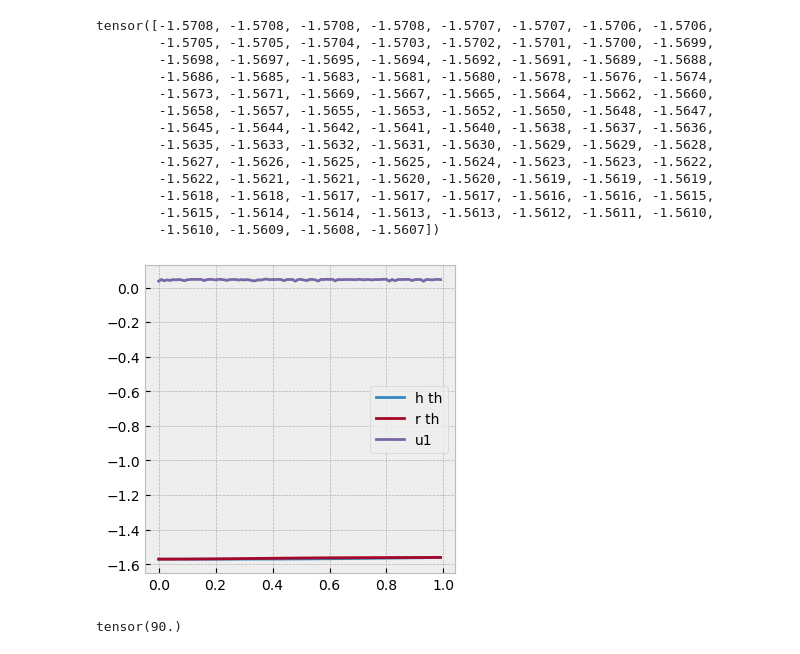
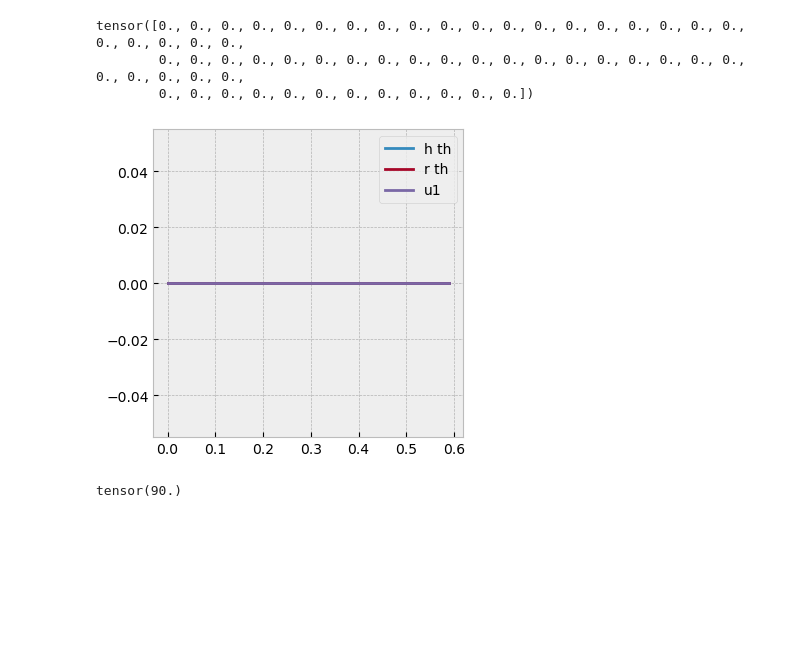
Before and after one commit to liCCcccs/hri-mpc, a Jupyter notebook: examples/HRI Control.ipynb, the cells around one changed output. Saved outputs shown, nothing was run; the diff lists cells and outputs as text; code cells hidden in the pictures; blank space fills up the shorter version.

```diff
--- a/examples/HRI Control.ipynb
+++ b/examples/HRI Control.ipynb
@@ -182,31 +172,21 @@ Tmp dir: /var/folders/ch/glb2rc_j5bzc2h7ggs8xj_w40000gp/T/tmplq8kabst
 # %%
 axs = plt.figure(figsize=(4,4))
 # print x_traj values
 print(x_traj[:, 8])
 
 # create an array for the time steps
 t = np.arange(T) / 100  # defined in hri.py, dt = 0.05
 for i in range(n_batch):
-    plt.plot(t, x_traj[:, 0])
-    plt.plot(t, x_traj[:, 8])
+    plt.plot(t, x_traj[:, 2])
+    plt.plot(t, x_traj[:, 10])
     plt.plot(t, u_traj[:, 0].detach().numpy())
     plt.legend(['h th', 'r th', 'u1'])
 plt.show()
 # %% [output]
-tensor([-1.5708, -1.5708, -1.5708, -1.5708, -1.5707, -1.5707, -1.5706, -1.5706,
-        -1.5705, -1.5705, -1.5704, -1.5703, -1.5702, -1.5701, -1.5700, -1.5699,
-        -1.5698, -1.5697, -1.5695, -1.5694, -1.5692, -1.5691, -1.5689, -1.5688,
-        -1.5686, -1.5685, -1.5683, -1.5681, -1.5680, -1.5678, -1.5676, -1.5674,
-        -1.5673, -1.5671, -1.5669, -1.5667, -1.5665, -1.5664, -1.5662, -1.5660,
-        -1.5658, -1.5657, -1.5655, -1.5653, -1.5652, -1.5650, -1.5648, -1.5647,
-        -1.5645, -1.5644, -1.5642, -1.5641, -1.5640, -1.5638, -1.5637, -1.5636,
-        -1.5635, -1.5633, -1.5632, -1.5631, -1.5630, -1.5629, -1.5629, -1.5628,
-        -1.5627, -1.5626, -1.5625, -1.5625, -1.5624, -1.5623, -1.5623, -1.5622,
-        -1.5622, -1.5621, -1.5621, -1.5620, -1.5620, -1.5619, -1.5619, -1.5619,
-        -1.5618, -1.5618, -1.5617, -1.5617, -1.5617, -1.5616, -1.5616, -1.5615,
-        -1.5615, -1.5614, -1.5614, -1.5613, -1.5613, -1.5612, -1.5611, -1.5610,
-        -1.5610, -1.5609, -1.5608, -1.5607])
+tensor([0., 0., 0., 0., 0., 0., 0., 0., 0., 0., 0., 0., 0., 0., 0., 0., 0., 0., 0., 0., 0., 0., 0., 0.,
+        0., 0., 0., 0., 0., 0., 0., 0., 0., 0., 0., 0., 0., 0., 0., 0., 0., 0., 0., 0., 0., 0., 0., 0.,
+        0., 0., 0., 0., 0., 0., 0., 0., 0., 0., 0., 0.])
-[figure, old version]
+[figure, new version]
 # %%
 vid_fname = 'pendulum-{}.mp4'.format(mode)
 
```
Also changed, not shown: parts of 1 cell of this notebook, 15 other files.
